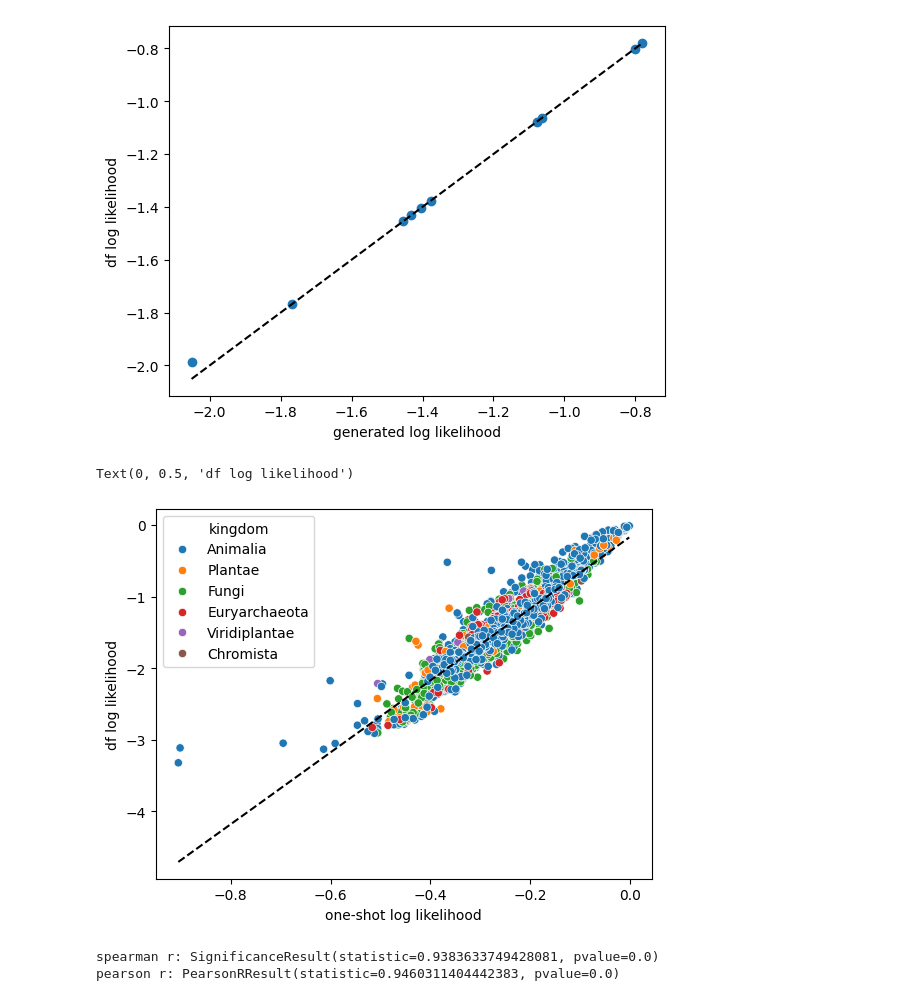
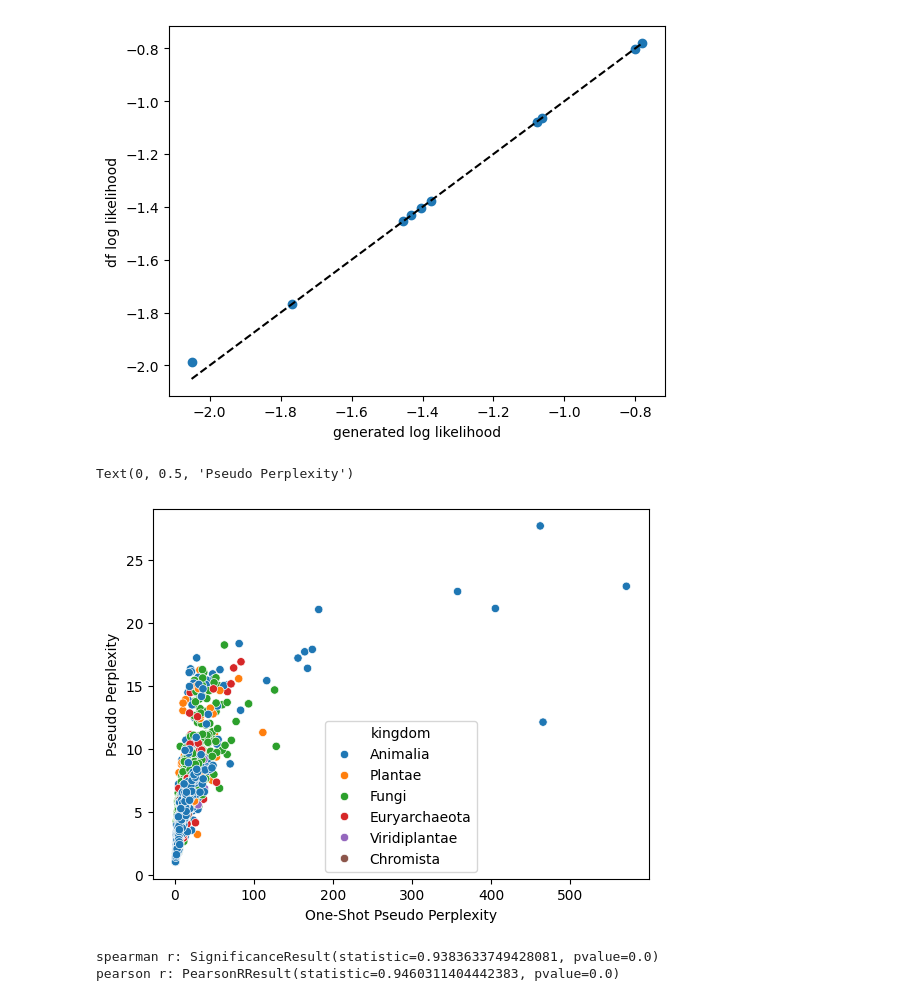
Before and after one commit to Zasder3/bio-if, a Jupyter notebook: experiments/nll/nll.ipynb, the cells around one changed output. Cells and saved outputs as stored; diff of their text form; code cells hidden in the pictures.

```diff
--- a/experiments/nll/nll.ipynb
+++ b/experiments/nll/nll.ipynb
@@ -56,7 +55,7 @@ plt.hist(df['sequence'].apply(len), bins=50)
 [figure]
 # %%
 MODEL_NAME = 'facebook/esm2_t33_650M_UR50D'
-DEVICE = 'cuda:7'
+DEVICE = 'cuda:0'
 # %%
 tokenizer = AutoTokenizer.from_pretrained(MODEL_NAME)
 model = AutoModelForMaskedLM.from_pretrained(MODEL_NAME, device_map=DEVICE)
@@ -165,17 +167,50 @@ for i in tqdm(range(0, len(df['sequence']), batch_size)):
 olls = np.concatenate(olls)
 # %%
 df['esm650m_one_shot_log_likelihood'] = olls
+# %%
+def get_one_shot_pppl(seqs):
+    model.eval()
+    max_length = max([len(seq) for seq in seqs])
+    tokenized = tokenizer(seqs, padding='max_length', truncation=True, max_length=max_length, return_tensors='pt')
+
+    batch = {k: v.to(DEVICE) for k, v in tokenized.items()}
+    label = batch['input_ids'] # [batch_size, seq_len]
+    label_special = torch.zeros_like(label, dtype=torch.bool)
+    for special_id in tokenizer.all_special_ids:
+        label_special |= label == special_id
+    # label = label.masked_fill(label_special, -1)
+
+    with (torch.no_grad(), torch.cuda.amp.autocast(enabled='cuda' in DEVICE)):
+        outputs = model(**batch).logits # [batch_size, seq_len, num_tokens]
+
+    individual_probs = torch.softmax(outputs, dim=-1).transpose(1, 2) # [batch_size, num_tokens, seq_len]
+    individual_probs = individual_probs.gather(dim=1, index=label.unsqueeze(1)).squeeze(1) # [batch_size, seq_len]
+    corrected_probs = 2 * individual_probs - 1
+    corrected_probs = corrected_probs.masked_fill(label_special, 1)
+    print(f"Percent of negative probs: {100 * (corrected_probs < 0).sum().item() / (~label_special).sum().item():.2f}%")
+    return torch.pow(corrected_probs.prod(dim=-1), - 1 / (~label_special).sum(dim=-1)).numpy(force=True)
+    # corrected_log_probs = torch.log((2*individual_probs - 1).clamp_min(1e-8))
+    # corrected_log_probs = corrected_log_probs.masked_fill(label_special, 0)
+    # return torch.exp(-(corrected_log_probs.sum(dim=-1) / (~label_special).sum(dim=-1))).numpy(force=True)
+# %%
+pppls = []
+batch_size = 1
+for i in tqdm(range(0, len(df['sequence']), batch_size)):
+    seqs = df['sequence'][i:i+batch_size].tolist()
+    pppls.append(get_one_shot_pppl(seqs))
+# %%
+df['esm650m_one_shot_pppl'] = np.concatenate(pppls)
 # %%
-sns.scatterplot(x='esm650m_one_shot_log_likelihood', y='ESM2_650M_pppl', data=df, hue='kingdom')
+sns.scatterplot(x='esm650m_one_shot_pppl', y='ESM2_650M_pppl_true', data=df, hue='kingdom')
 # plt.plot(olls, df['ESM2_650M_pppl'][:len(olls)], 'o')
 # make line of best fit
-m, b = np.polyfit(np.array(olls), df['ESM2_650M_pppl'][:len(olls)], 1)
-plt.plot([min(olls), max(olls)], [m*min(olls)+b, m*max(olls)+b], 'k--')
-plt.xlabel('one-shot log likelihood')
-plt.ylabel('df log likelihood')
+# m, b = np.polyfit(np.array(olls), df['ESM2_650M_pppl'][:len(olls)], 1)
+# plt.plot([min(olls), max(olls)], [m*min(olls)+b, m*max(olls)+b], 'k--')
+plt.xlabel('One-Shot Pseudo Perplexity')
+plt.ylabel('Pseudo Perplexity')
 # %% [output]
-Text(0, 0.5, 'df log likelihood')
+Text(0, 0.5, 'Pseudo Perplexity')
-[figure, old version]
+[figure, new version]
 # %%
 # compute r squared for both pearson and spearman
 from scipy.stats import pearsonr, spearmanr
```
Also changed, not shown: parts of 2 cells of this notebook, 1 other file.
